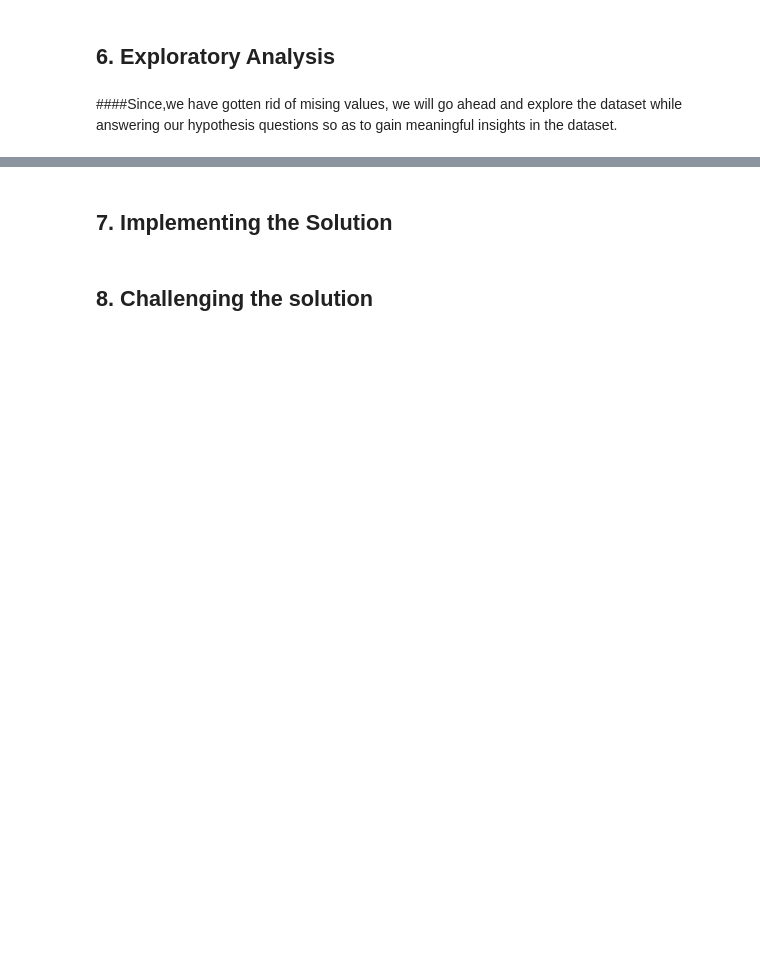
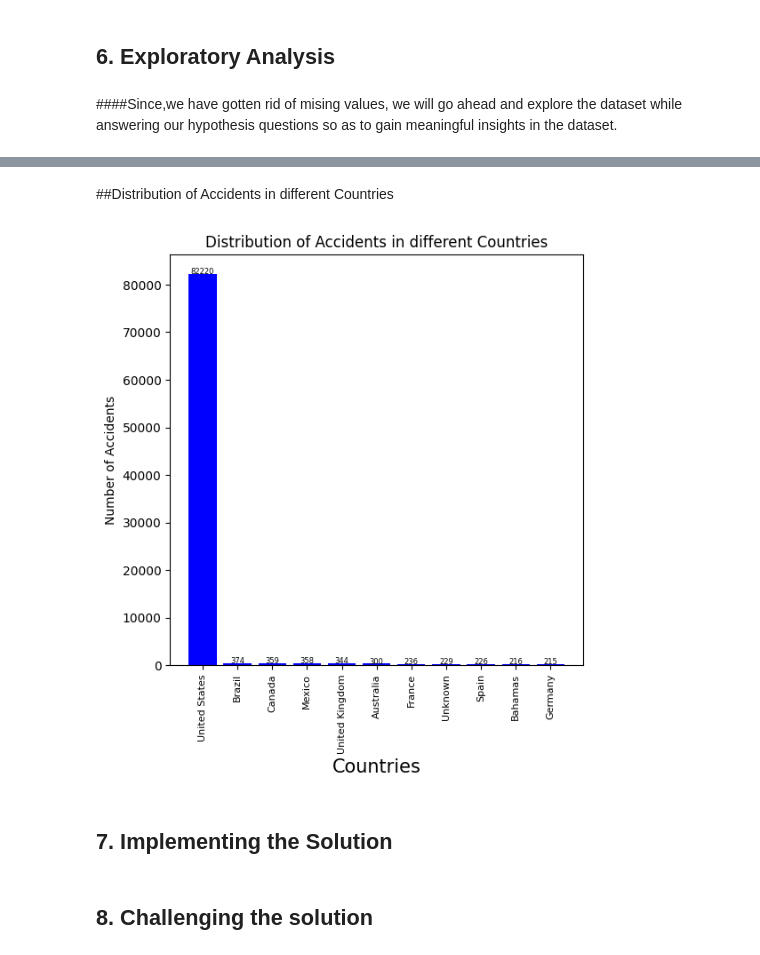
Before and after one commit to Sharon-Mukami/Phase_1-DataAnalysis-Project, a Jupyter notebook: Phase_1_project.ipynb, the cells around one changed output, grey strips where cells are left out. Saved outputs shown, nothing was run; the diff lists cells and outputs as text; code cells hidden in the pictures; blank space fills up the shorter version.

Commit message:
i)Data exploration,visualization

```diff
--- a/Phase_1_project.ipynb
+++ b/Phase_1_project.ipynb
@@ -296,0 +300,4 @@ memory usage: 15.6+ MB
+# %%
+accidents=aviation_data4['Country'].groupby(aviation_data4['Country']).count()
+sorted_accidents=accidents.sort_values(ascending=False)
+sorted_accidents
@@ -296,0 +318,5 @@ memory usage: 15.6+ MB
+# %%
+# Since the highest value for the number of accidents is 82,000, it will be impossible to plot all 219 accients on one bar graph. Therefore we will plot acccidents with a count of 200 and above
+accidents_Count = accidents[aviation_data4['Country'].groupby(aviation_data4['Country']).count() > 200]
+sorted_accidents_Count=accidents_Count.sort_values(ascending=False)
+sorted_accidents_Count
@@ -297,3 +337,18 @@ memory usage: 15.6+ MB
+# %% [markdown]
+##Distribution of Accidents in different Countries
+# %%
+figure,ax=plt.subplots(figsize=(6,6))
+accidents_Count_df = pd.DataFrame({'Country':sorted_accidents_Count.index,'Count':sorted_accidents_Count.values})
+ax.bar(accidents_Count_df['Country'],accidents_Count_df['Count'], color='blue')
+ax.set_xlabel('Countries',size=15)
+plt.setp(ax.get_xticklabels(),rotation=90,size=8)
+ax.set_ylabel('Number of Accidents')
+y=accidents_Count_df['Count']
+for i,v in enumerate(y):
+    plt.text(x=i, y=v, s=str(v), horizontalalignment='center', size=6)
+ax.set_title('Distribution of Accidents in different Countries');
+# %% [output]
+[figure, added]
 # %% [markdown]
 ## 7. Implementing the Solution
 # %%
```
Also changed, not shown: parts of 3 cells of this notebook.
